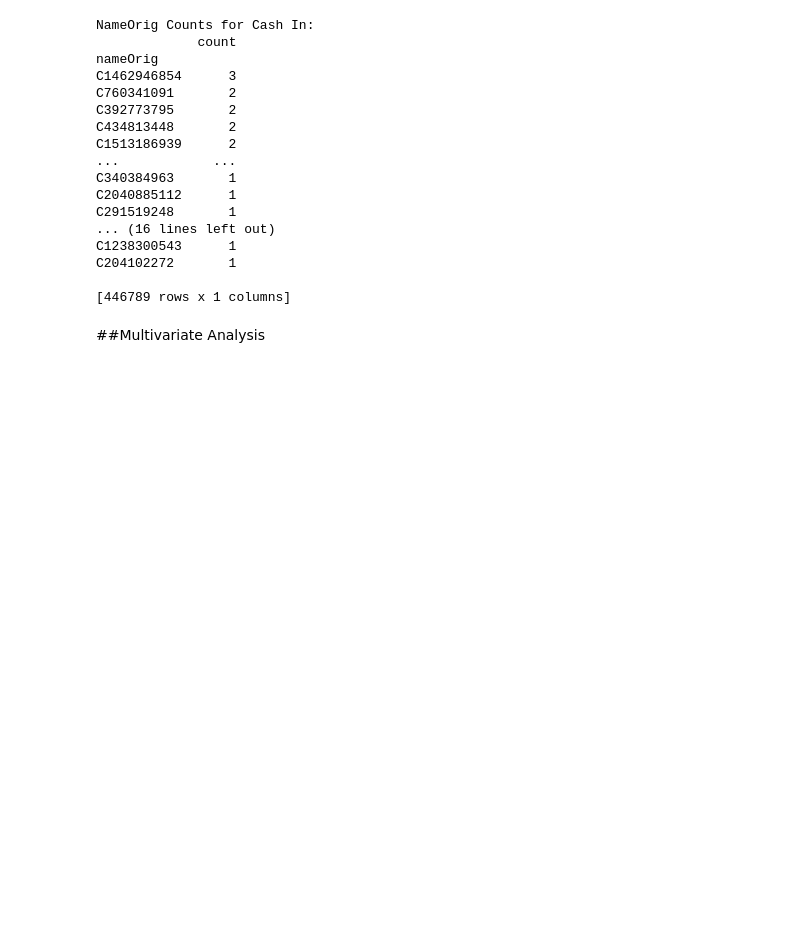
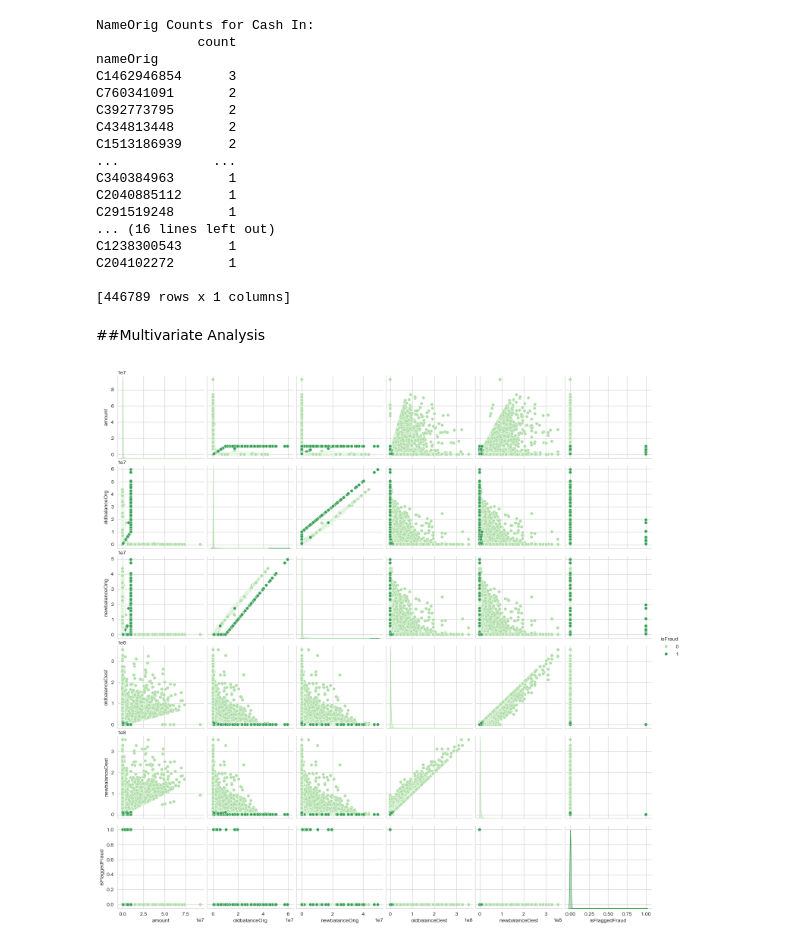
Before and after one commit to Jacqs395/Financial_Fraud, a Jupyter notebook: EDA.ipynb, the cells around one changed output. Saved outputs shown, nothing was run; the diff lists cells and outputs as text; code cells hidden in the pictures; blank space fills up the shorter version.

Commit message:
updated pairplot

```diff
--- a/EDA.ipynb
+++ b/EDA.ipynb
@@ -320,5 +320,7 @@ C204102272       1
 # %% [markdown]
 ##Multivariate Analysis
 # %%
-#sns.pairplot(other_df, hue='isFraud', palette='Greens')
-#plt.show()
+sns.pairplot(other_df, hue='isFraud', palette='Greens')
+plt.show()
+# %% [output]
+[figure, added]
```
